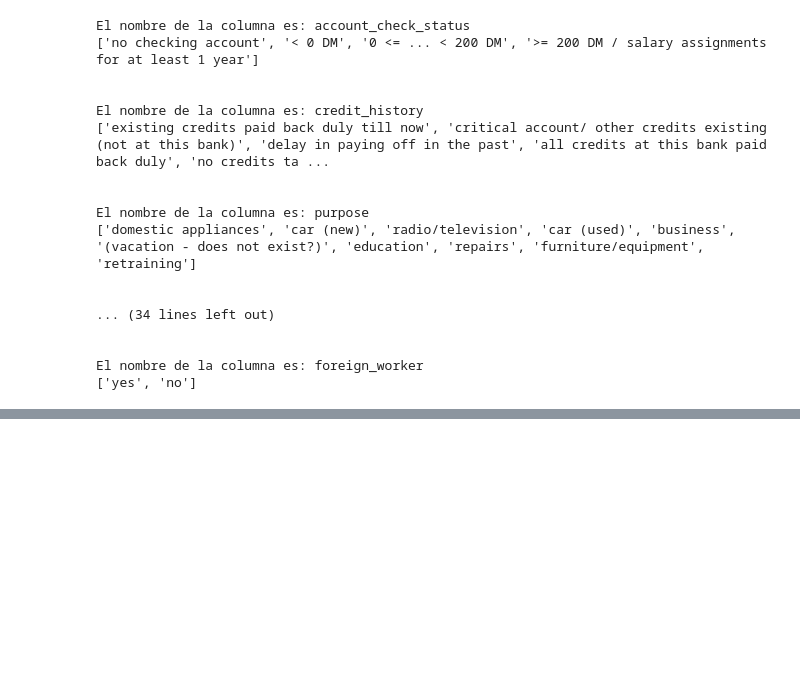
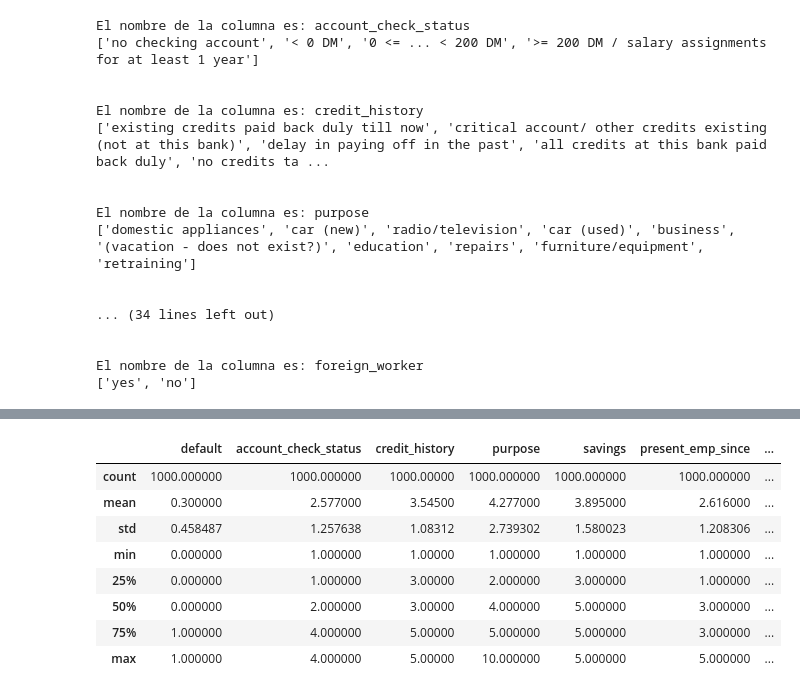
Before and after one commit to juanmarcoso/Germany_Bank, a Jupyter notebook: DataBankGerman.ipynb, the cells around one changed output, grey strips where cells are left out. Cells and saved outputs as stored; diff of their text form; code cells hidden in the pictures; blank space fills up the shorter version.

```diff
--- a/DataBankGerman.ipynb
+++ b/DataBankGerman.ipynb
@@ -232,0 +281,14 @@ df_banco.sample(3)
+# %%
+#Quiero ver como esta organizado mi dataframe
+
+df_banco.describe()
+# %% [output]
+|  | default | account_check_status | credit_history | purpose | savings | present_emp_since | ... |
+| count | 1000.000000 | 1000.000000 | 1000.00000 | 1000.000000 | 1000.000000 | 1000.000000 | ... |
+| mean | 0.300000 | 2.577000 | 3.54500 | 4.277000 | 3.895000 | 2.616000 | ... |
+| std | 0.458487 | 1.257638 | 1.08312 | 2.739302 | 1.580023 | 1.208306 | ... |
+| min | 0.000000 | 1.000000 | 1.00000 | 1.000000 | 1.000000 | 1.000000 | ... |
+| 25% | 0.000000 | 1.000000 | 3.00000 | 2.000000 | 3.000000 | 1.000000 | ... |
+| 50% | 0.000000 | 2.000000 | 3.00000 | 4.000000 | 5.000000 | 3.000000 | ... |
+| 75% | 1.000000 | 4.000000 | 5.00000 | 5.000000 | 5.000000 | 3.000000 | ... |
+| max | 1.000000 | 4.000000 | 5.00000 | 10.000000 | 5.000000 | 5.000000 | ... |
```
Also changed, not shown: parts of 9 cells of this notebook.
